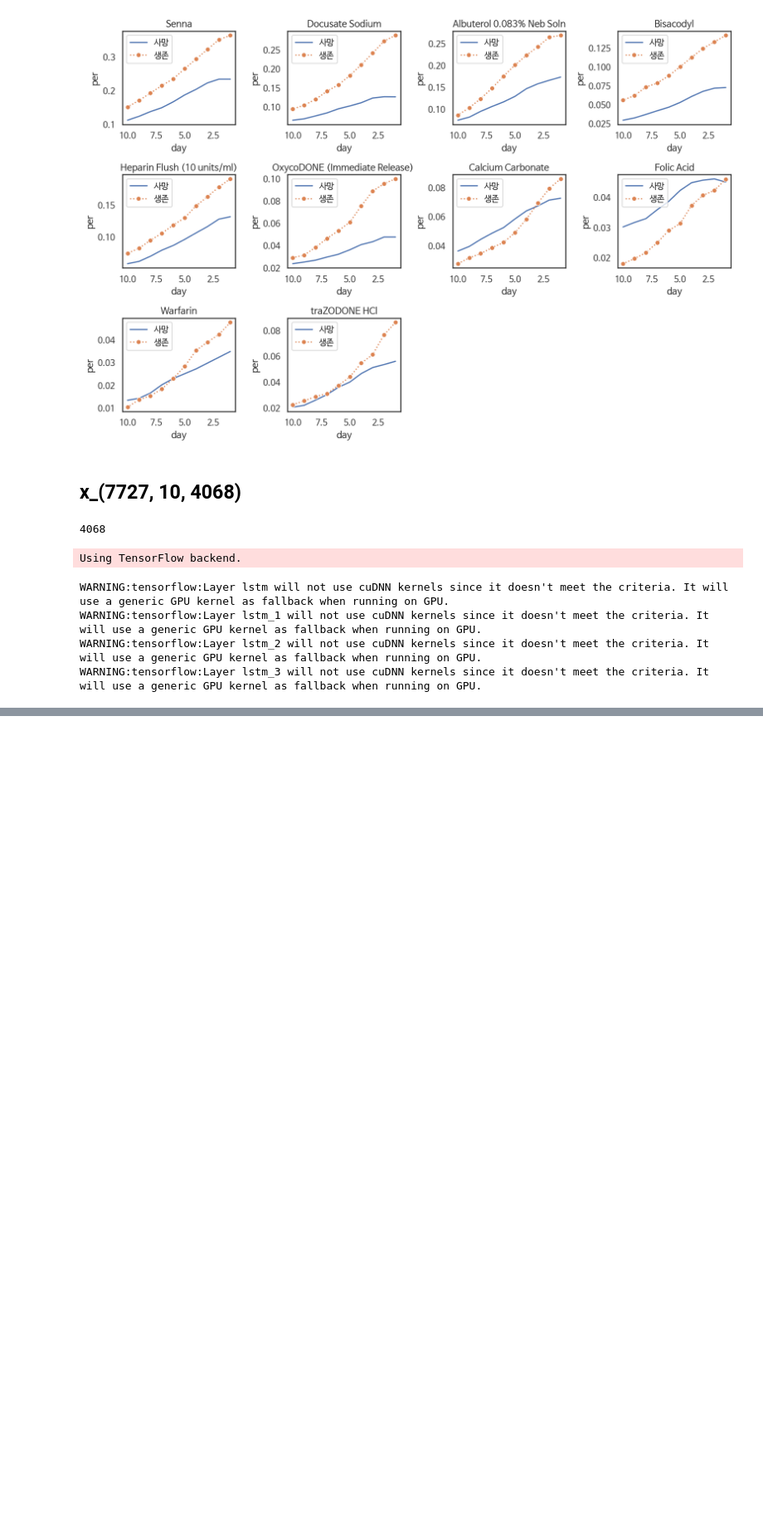
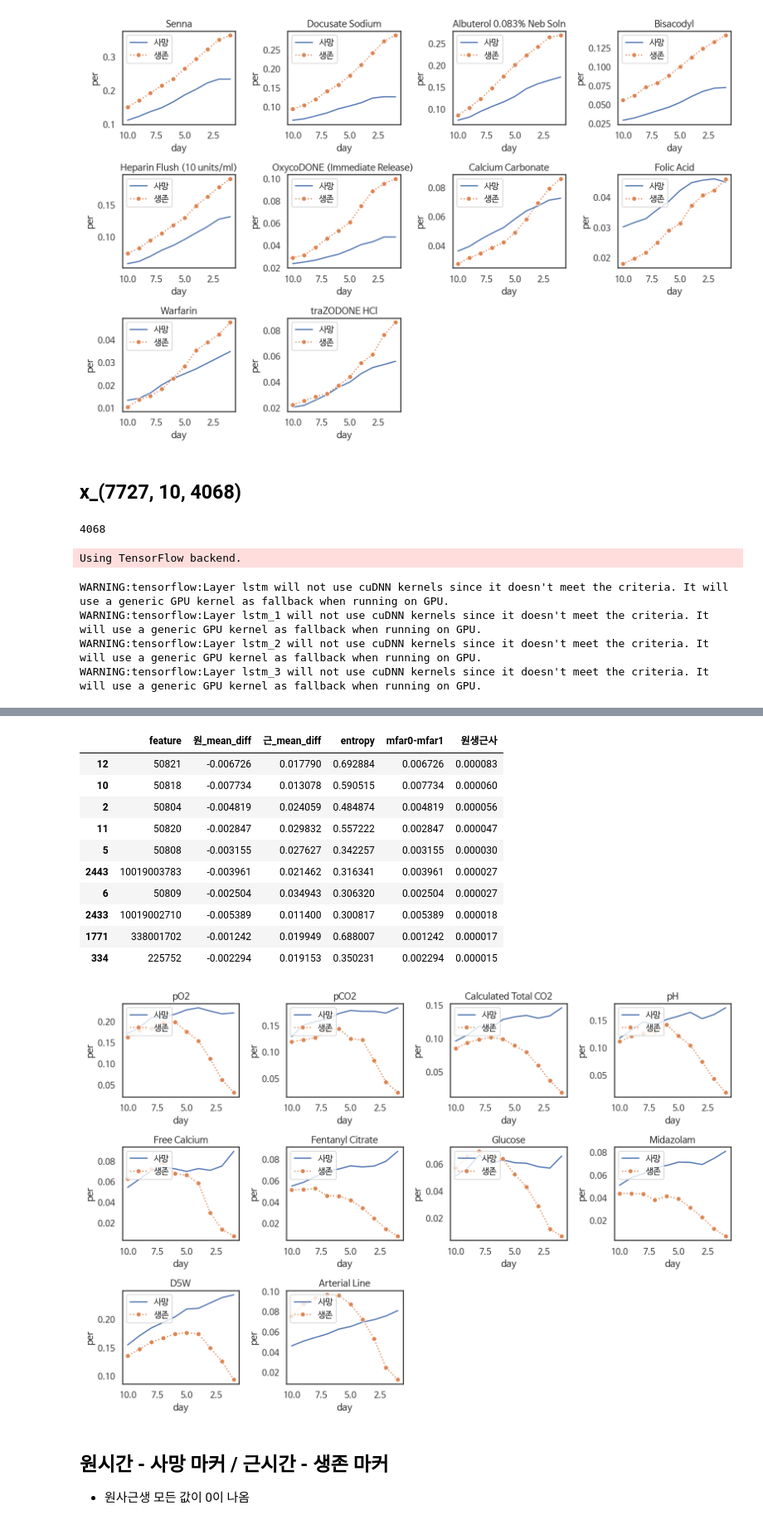
Before and after one commit to limeorange/MIMIC_Research, a Jupyter notebook: 해외_Journal of Biomedical Informatics/04 Method2 - 역전성 사망, 생존 마커 TOP10 & 그래프.ipynb, the cells around one changed output, grey strips where cells are left out. Shown at 83% size. Drawn from its saved outputs; the diff is of its cells as text; code cells hidden in the pictures; blank space fills up the shorter version.

```diff
--- a/해외_Journal of Biomedical Informatics/04 Method2 - 역전성 사망, 생존 마커 TOP10 & 그래프.ipynb
+++ b/해외_Journal of Biomedical Informatics/04 Method2 - 역전성 사망, 생존 마커 TOP10 & 그래프.ipynb
@@ -302,0 +378,18 @@ m2_4068_score
+# %%
+# relu 함수 정의
+def relu(x):
+    return np.maximum(0, x)
+
+# 이용할 df
+# '원_mean_diff':원_mean_0to1-원_mean_1to0
+# '근_mean_diff':근_mean_0to1-근_mean_1to0
+
+df1 = pd.read_csv('m2_df_3595.csv')
+en_df = pd.read_csv('entropy_3595.csv')
+
+m2_3595_score = pd.merge(df1, en_df, on = 'feature')
+m2_3595_score['FI_원거리'] = m2_3595_score['원_mean_diff'] * m2_3595_score['entropy']
+m2_3595_score['FI_근거리'] = m2_3595_score['근_mean_diff'] * m2_3595_score['entropy']
+m2_3595_score['Sign'] = m2_3595_score['FI_근거리'].apply(lambda x:1 if x>=0 else -1)
+m2_3595_score['FI_역전성'] = m2_3595_score['FI_원거리'] * m2_3595_score['FI_근거리']
+m2_3595_score
@@ -302,0 +410,5 @@ m2_4068_score
+# %%
+df1 = m2_3595_score[['feature', '원_mean_diff', '근_mean_diff', 'entropy']]
+df1['mfar0-mfar1'] = -df1['원_mean_diff']
+df1['원생근사'] = relu(df1['mfar0-mfar1']) * relu(df1['근_mean_diff']) * df1['entropy']
+df1
@@ -302,0 +439,20 @@ m2_4068_score
+# %%
+df1 = df1.sort_values(by = '원생근사', ascending = False)
+df1[:10]
+absum(df1[:10]['feature'])
+# %% [output]
+|  | feature | 원_mean_diff | 근_mean_diff | entropy | mfar0-mfar1 | 원생근사 |
+| 12 | 50821 | -0.006726 | 0.017790 | 0.692884 | 0.006726 | 0.000083 |
+| 10 | 50818 | -0.007734 | 0.013078 | 0.590515 | 0.007734 | 0.000060 |
+| 2 | 50804 | -0.004819 | 0.024059 | 0.484874 | 0.004819 | 0.000056 |
+| 11 | 50820 | -0.002847 | 0.029832 | 0.557222 | 0.002847 | 0.000047 |
+| 5 | 50808 | -0.003155 | 0.027627 | 0.342257 | 0.003155 | 0.000030 |
+| 2443 | 10019003783 | -0.003961 | 0.021462 | 0.316341 | 0.003961 | 0.000027 |
+| 6 | 50809 | -0.002504 | 0.034943 | 0.306320 | 0.002504 | 0.000027 |
+| 2433 | 10019002710 | -0.005389 | 0.011400 | 0.300817 | 0.005389 | 0.000018 |
+| 1771 | 338001702 | -0.001242 | 0.019949 | 0.688007 | 0.001242 | 0.000017 |
+| 334 | 225752 | -0.002294 | 0.019153 | 0.350231 | 0.002294 | 0.000015 |
+[figure, added]
+# %% [markdown]
+## 원시간 - 사망 마커 / 근시간 - 생존 마커
+- 원사근생 모든 값이 0이 나옴
```
Also changed, not shown: parts of 13 cells of this notebook.
